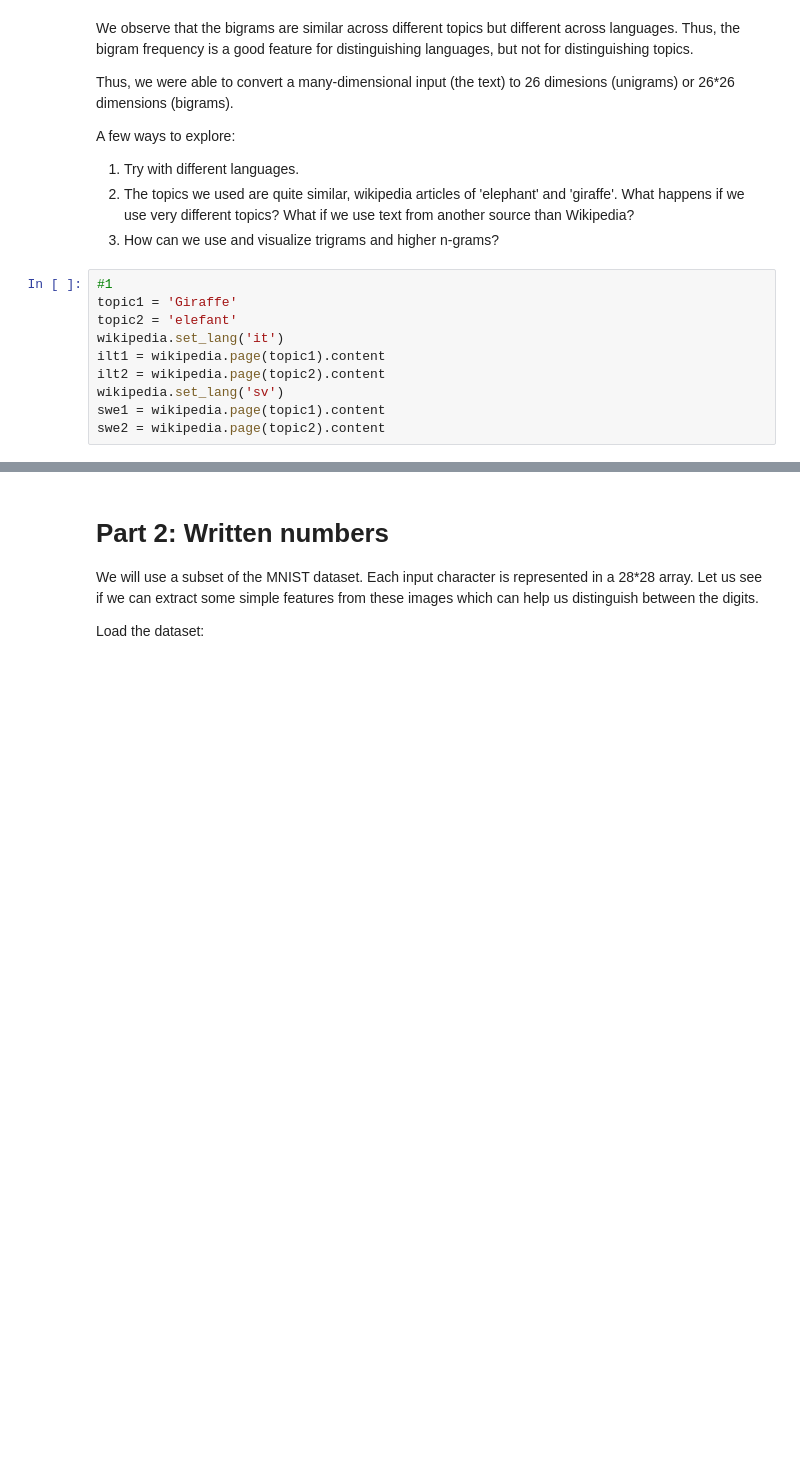
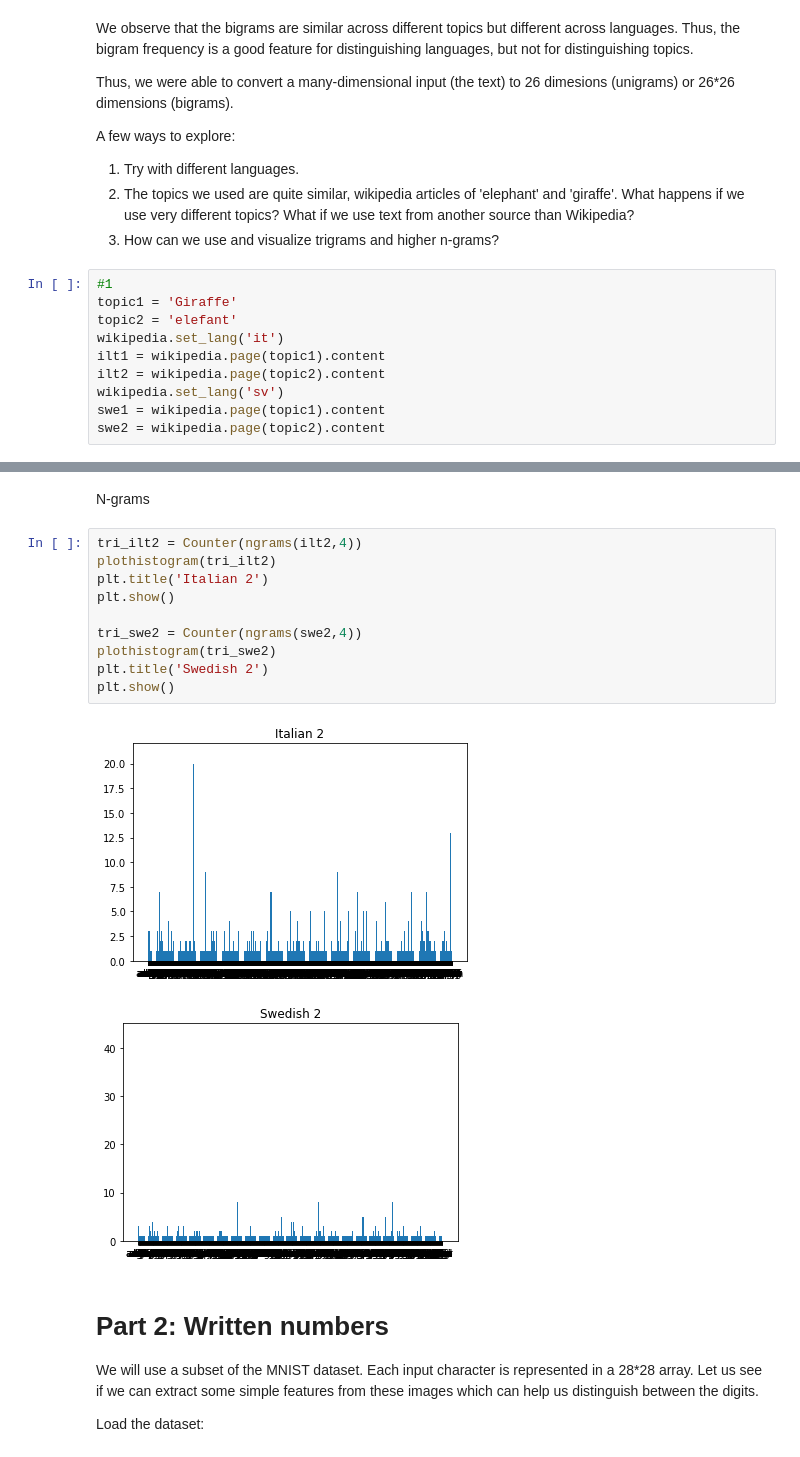
Before and after one commit to shrestha001/fmml2021, a Jupyter notebook: Lab1_Features.ipynb, the cells around one changed output, grey strips where cells are left out. Saved outputs shown, nothing was run; the diff lists cells and outputs as text; blank space fills up the shorter version.

```diff
--- a/Lab1_Features.ipynb
+++ b/Lab1_Features.ipynb
@@ -241,3 +282,18 @@ swe2 = wikipedia.page(topic2).content
+# %% [markdown]
+N-grams
+# %%
+tri_ilt2 = Counter(ngrams(ilt2,4))
+plothistogram(tri_ilt2)
+plt.title('Italian 2')
+plt.show()
+
+tri_swe2 = Counter(ngrams(swe2,4))
+plothistogram(tri_swe2)
+plt.title('Swedish 2')
+plt.show()
+# %% [output]
+[figure, added]
+[figure, added]
 # %% [markdown]
 # Part 2: Written numbers
 
```
Also changed, not shown: parts of 8 cells of this notebook.
